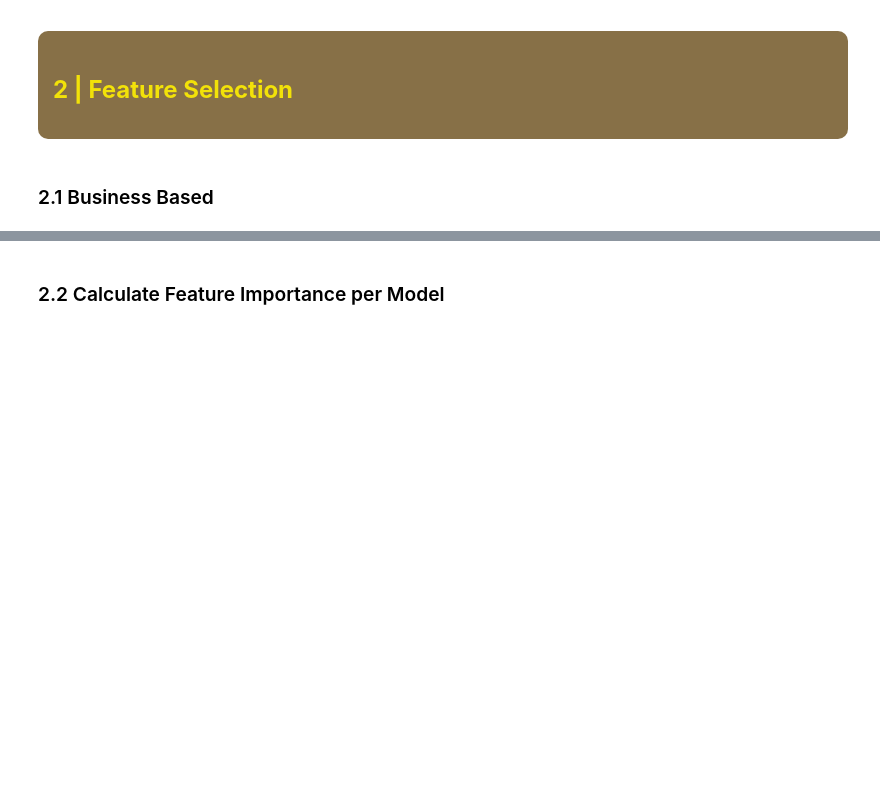
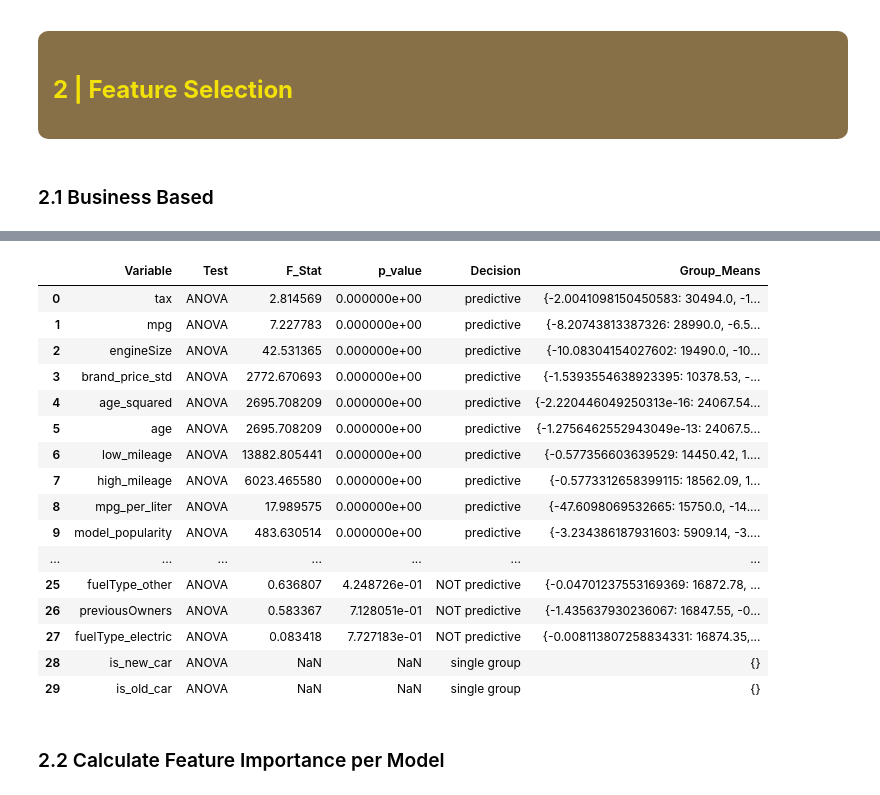
Before and after one commit to Filipa2002/Cars4You-Expediting-Car-Evaluations-with-ML, a Jupyter notebook: car_evaluations_group37_part2_v3.ipynb, the cells around one changed output, grey strips where cells are left out. Drawn from its saved outputs; the diff is of its cells as text; code cells hidden in the pictures; blank space fills up the shorter version.

```diff
--- a/car_evaluations_group37_part2_v3.ipynb
+++ b/car_evaluations_group37_part2_v3.ipynb
@@ -243,7 +206,7 @@ Std: 1.00
 # %% [markdown]
 ### 2.1 Business Based
 # %%
-X_train_scaled = X_train_scaled.drop(columns='paipaintQuality%', errors='ignore')
-X_val_scaled =X_val_scaled.drop(columns='paipaintQuality%', errors='ignore')
-X_test_scaled = X_test_scaled.drop(columns='paipaintQuality%', errors='ignore')
+X_train_scaled = X_train_scaled.drop(columns='paintQuality%', errors='ignore')
+X_val_scaled =X_val_scaled.drop(columns='paintQuality%', errors='ignore')
+X_test_scaled = X_test_scaled.drop(columns='paintQuality%', errors='ignore')
 # %% [markdown]
@@ -263,7 +226,7 @@ for col in low_variance:
     print(f"{col}: {vart.variances_[X_train_scaled.columns.get_loc(col)]:.4f}")
 
 # Drop low variance columns from train, val and test sets
-X_train_scaled = X_train_scaled.drop(columns=low_variance, errors='ignore')
-X_val_scaled = X_val_scaled.drop(columns=low_variance, errors='ignore')
-X_test_scaled = X_test_scaled.drop(columns=low_variance, errors='ignore')
+#X_train_scaled = X_train_scaled.drop(columns=low_variance, errors='ignore')
+#X_val_scaled = X_val_scaled.drop(columns=low_variance, errors='ignore')
+#X_test_scaled = X_test_scaled.drop(columns=low_variance, errors='ignore')
 # %% [output]
@@ -272,0 +240,5 @@ hasDamage: 0.0000
+# %%
+# Drop low variance columns from train, val and test sets
+X_train_scaled = X_train_scaled.drop(columns='hasDamage', errors='ignore')
+X_val_scaled = X_val_scaled.drop(columns='hasDamage', errors='ignore')
+X_test_scaled = X_test_scaled.drop(columns='hasDamage', errors='ignore')
@@ -272,0 +309,69 @@ hasDamage: 0.0000
+# %%
+bin_cols = [c for c in X_train_scaled.columns if X_train_scaled[c].dropna().nunique() == 2]
+
+X_train_cat = X_train_scaled
+for c in bin_cols:
+    X_train_cat[c] = X_train_scaled[c].astype('category')
+
+alpha = 0.01
+
+ANOVA_COLS = X_train_cat.columns.tolist()
+
+anova_results = []
+y_price = y_price = y_train['price'].copy()
+
+for col in ANOVA_COLS:
+    # Prepare data for ANOVA test
+    temp_df = pd.DataFrame({'category': X_train_cat[col], 'price': y_price}).dropna()
+
+    # Get price lists for each category
+    # If the column has few categories, use all
+    groups = [temp_df['price'][temp_df['category'] == category]
+              for category in temp_df['category'].unique()]
+
+    # Execute the ANOVA Test
+    if len(groups) > 1 and all(len(g) > 0 for g in groups):
+        f_stat, p_value = f_oneway(*groups)
+
+        #if p < alpha, reject H0 (group means are different) which means the variable is PREDICTIVE
+        decision = "predictive" if p_value < alpha else "NOT predictive"
+
+        # Calculate mean prices per category
+        mean_prices = temp_df.groupby('category')['price'].mean().round(2).to_dict()
+    else:
+        f_stat, p_value = np.nan, np.nan
+        decision = "single group"
+        mean_prices = {}
+
+    anova_results.append({
+        "Variable": col,
+        "Test": "ANOVA",
+        "F_Stat": f_stat,
+        "p_value": p_value,
+        "Decision": decision,
+        "Group_Means": mean_prices
+    })
+
+# Convert to DataFrame for easy visualization
+df_anova = pd.DataFrame(anova_results).sort_values('p_value', na_position='last').reset_index(drop=True)
+pd.set_option('display.max_rows', None)
+display(df_anova)
+pd.reset_option('display.max_rows')
+# %% [output]
+|  | Variable | Test | F_Stat | p_value | Decision | Group_Means |
+| 0 | tax | ANOVA | 2.814569 | 0.000000e+00 | predictive | {-2.0041098150450583: 30494.0, -1... |
+| 1 | mpg | ANOVA | 7.227783 | 0.000000e+00 | predictive | {-8.20743813387326: 28990.0, -6.5... |
+| 2 | engineSize | ANOVA | 42.531365 | 0.000000e+00 | predictive | {-10.08304154027602: 19490.0, -10... |
+| 3 | brand_price_std | ANOVA | 2772.670693 | 0.000000e+00 | predictive | {-1.5393554638923395: 10378.53, -... |
+| 4 | age_squared | ANOVA | 2695.708209 | 0.000000e+00 | predictive | {-2.220446049250313e-16: 24067.54... |
+| 5 | age | ANOVA | 2695.708209 | 0.000000e+00 | predictive | {-1.2756462552943049e-13: 24067.5... |
+| 6 | low_mileage | ANOVA | 13882.805441 | 0.000000e+00 | predictive | {-0.577356603639529: 14450.42, 1.... |
+| 7 | high_mileage | ANOVA | 6023.465580 | 0.000000e+00 | predictive | {-0.5773312658399115: 18562.09, 1... |
+| 8 | mpg_per_liter | ANOVA | 17.989575 | 0.000000e+00 | predictive | {-47.6098069532665: 15750.0, -14.... |
+| 9 | model_popularity | ANOVA | 483.630514 | 0.000000e+00 | predictive | {-3.234386187931603: 5909.14, -3.... |
+| ... | ... | ... | ... | ... | ... | ... |
+| 25 | fuelType_other | ANOVA | 0.636807 | 4.248726e-01 | NOT predictive | {-0.04701237553169369: 16872.78, ... |
+| 26 | previousOwners | ANOVA | 0.583367 | 7.128051e-01 | NOT predictive | {-1.435637930236067: 16847.55, -0... |
+| 27 | fuelType_electric | ANOVA | 0.083418 | 7.727183e-01 | NOT predictive | {-0.008113807258834331: 16874.35,... |
+| 28 | is_new_car | ANOVA | NaN | NaN | single group | {} |
+| 29 | is_old_car | ANOVA | NaN | NaN | single group | {} |
```
Also changed, not shown: parts of 14 cells of this notebook, 4 other files.
